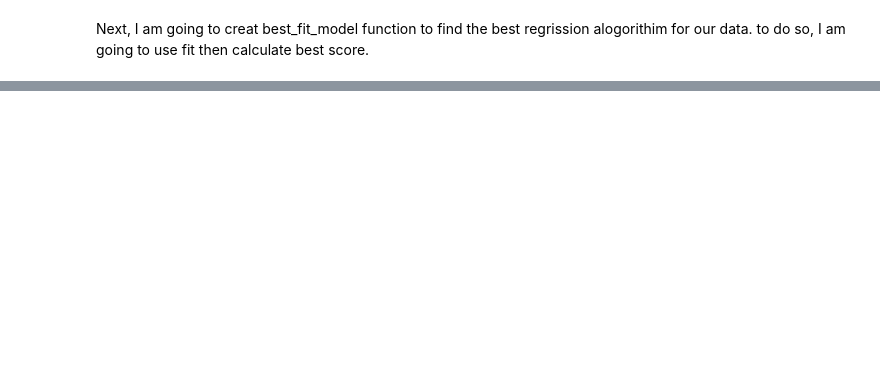
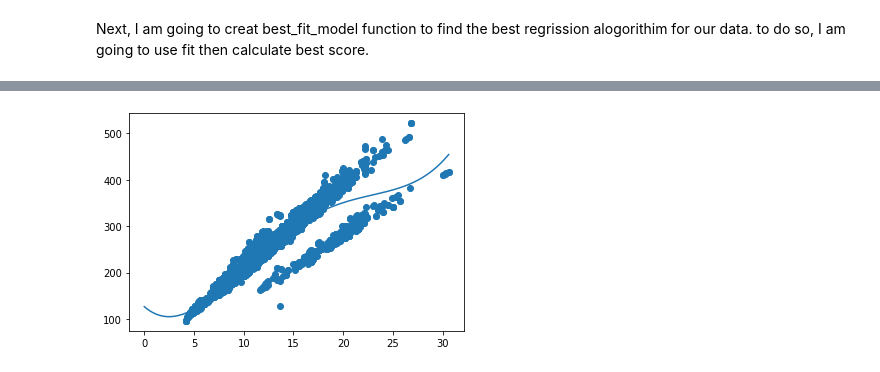
Before and after one commit to husseinalaaref/CO2_Emission_Prediction, a Jupyter notebook: Project 1.ipynb, the cells around one changed output, grey strips where cells are left out. Cells and saved outputs as stored; diff of their text form; code cells hidden in the pictures; blank space fills up the shorter version.

```diff
--- a/Project 1.ipynb
+++ b/Project 1.ipynb
@@ -57,0 +84,4 @@ to do so, I am going to use fit then calculate best score.
+# %%
+linear_plot(df2['Fuel Consumption City (L/100 km)'], y)
+# %% [output]
+[figure, added]
```
Also changed, not shown: parts of 22 cells of this notebook.
